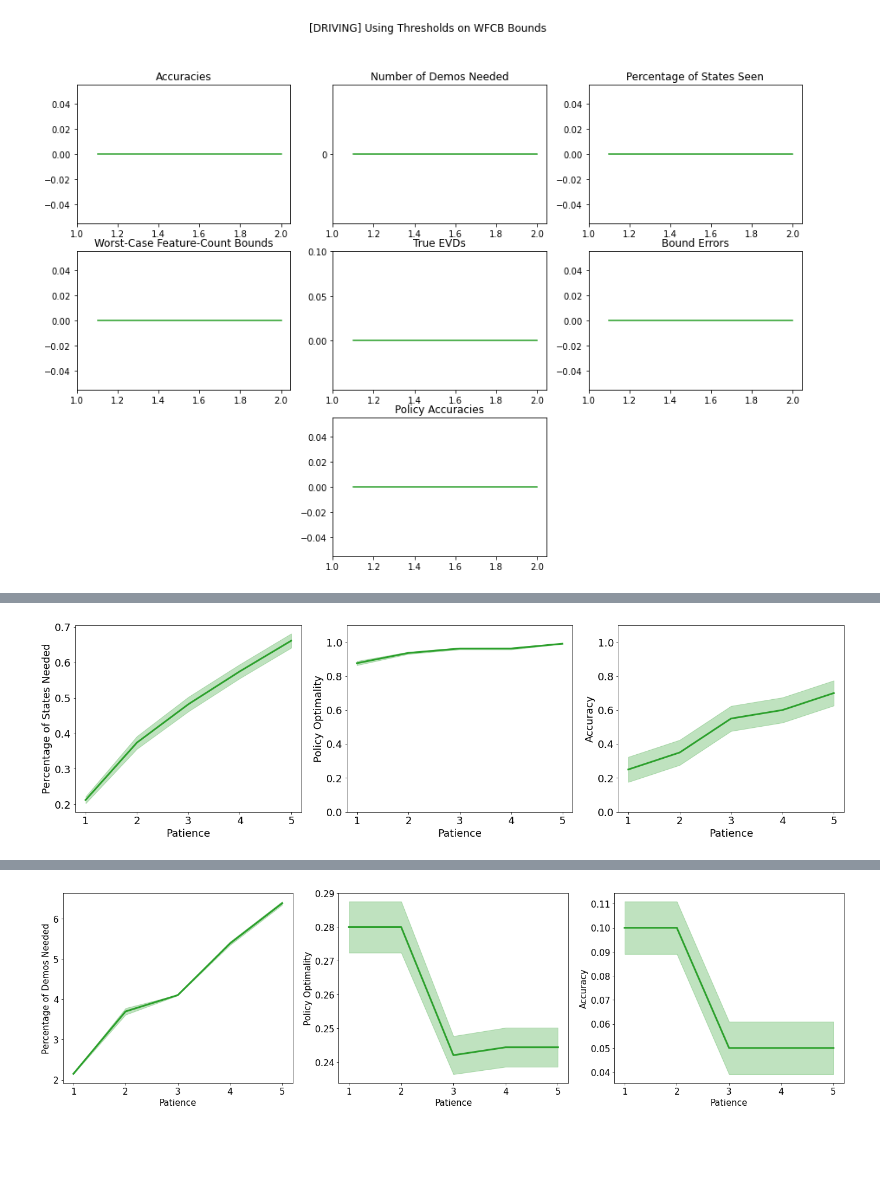
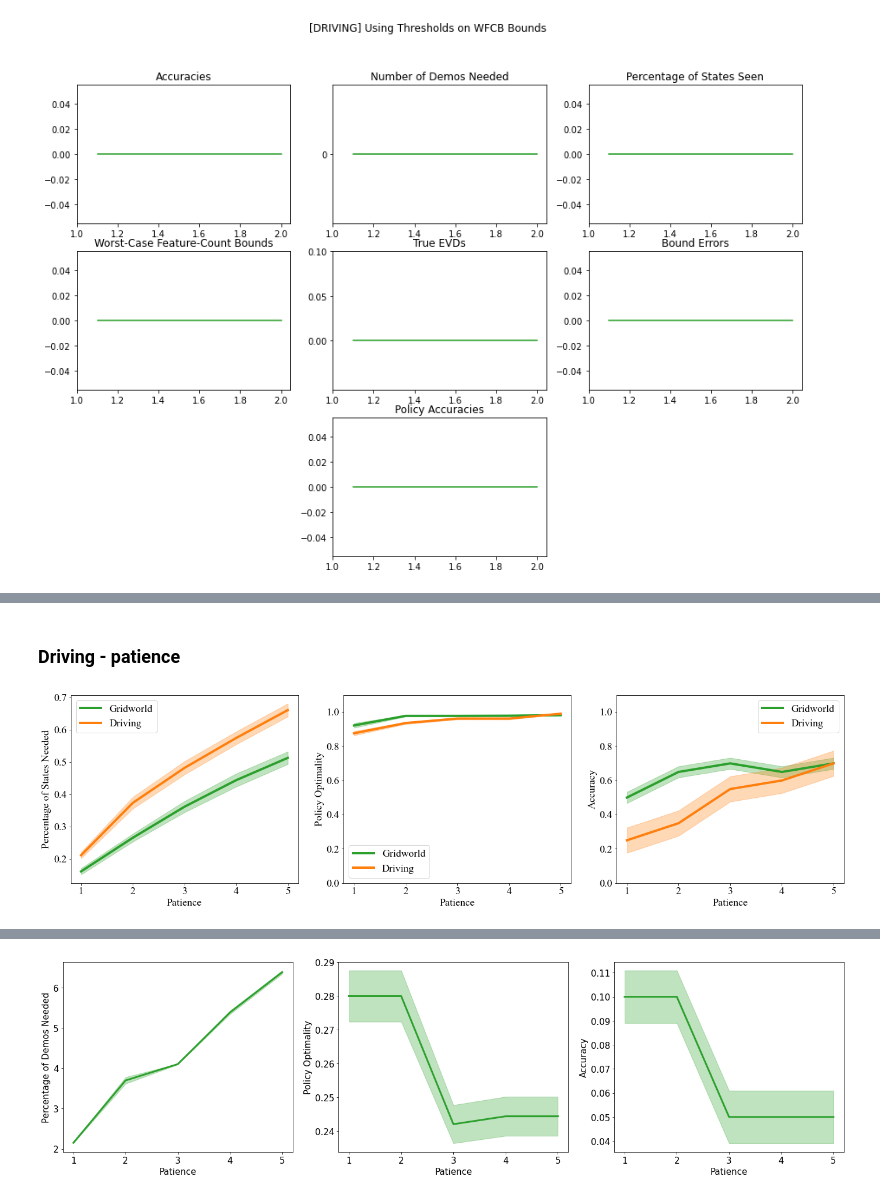
Before and after one commit to dsbrown1331/birl, a Jupyter notebook: plots.ipynb, the cells around one changed output, grey strips where cells are left out. Saved outputs shown, nothing was run; the diff lists cells and outputs as text; code cells hidden in the pictures; blank space fills up the shorter version.

```diff
--- a/plots.ipynb
+++ b/plots.ipynb
@@ -141,6 +170,7 @@ def plot_results(metrics1, env1, thresholds, metrics2 = None, env2 = None):
 # %%
 nevd_thresholds = [0.1, 0.2, 0.3, 0.4, 0.5]
 baseline_thresholds = [round(t, 1) for t in np.arange(start = 0.0, stop = 1.1, step = 0.1)]
+patience_thresholds = [1, 2, 3, 4, 5]
 # %% [markdown]
 ### Continuous lander nEVD
 # %%
@@ -155,7 +185,7 @@ lander_nevd_metrics["policy_optimalities"] = {threshold: [] for threshold in nev
 lander_nevd_metrics["confidence"] = {threshold: 0 for threshold in nevd_thresholds}
 lander_nevd_metrics["confusion_matrices"] = {threshold: [[]] for threshold in nevd_thresholds}
 
-with open("../continuous_birl/simulations/lander/paper_outputs/nevd.txt") as file:
+with open("../continuous_birl/simulations/lander/debugging.txt") as file:
     lines = file.readlines()
     for line in lines:
         if line.startswith("NEW THRESHOLD"):
@@ -2143,11 +1903,12 @@ plt.show()
+# %% [markdown]
+### Driving - patience
 # %%
-thresholds = [1, 2, 3, 4, 5]
-metrics = {}
-metrics["accuracies"] = {threshold: 0 for threshold in thresholds}
-metrics["pct_states"] = {threshold: [] for threshold in thresholds}
-metrics["policy_accuracies"] = {threshold: [] for threshold in thresholds}
-metrics["policy_optimalities"] = {threshold: [] for threshold in thresholds}
-metrics["confidence"] = {threshold: 0 for threshold in thresholds}
+driving_patience_metrics = {}
+driving_patience_metrics["accuracies"] = {threshold: 0 for threshold in patience_thresholds}
+driving_patience_metrics["pct_states"] = {threshold: [] for threshold in patience_thresholds}
+driving_patience_metrics["policy_accuracies"] = {threshold: [] for threshold in patience_thresholds}
+driving_patience_metrics["policy_optimalities"] = {threshold: [] for threshold in patience_thresholds}
+driving_patience_metrics["confidence"] = {threshold: 0 for threshold in patience_thresholds}
 
 with open("paper_outputs/patience_driving_1.txt") as file:
     lines = file.readlines()
@@ -2166,43 +1927,62 @@ with open("paper_outputs/patience_driving_1.txt") as file:
             curr_metric = "accuracies"
         elif line.strip().startswith(("0", "1", "2", "3", "4", "5", "6", "7", "8", "9", "[")):
             if curr_metric != "confidence" and curr_metric != "accuracies" and curr_metric != "":
-                metrics[curr_metric][curr_thresh].append(np.abs(float(line.strip())))
+                driving_patience_metrics[curr_metric][curr_thresh].append(np.abs(float(line.strip())))
             elif curr_metric == "confidence" or curr_metric == "accuracies":
-                metrics[curr_metric][curr_thresh] = float(line.strip())
+                driving_patience_metrics[curr_metric][curr_thresh] = float(line.strip())
         else:
             curr_metric = ""
 # %%
 fig, axes = plt.subplots(1, 3, figsize = (24, 6))
-color = "#2CA02C"
-labels = thresholds[::]
-x = labels[:]
+x = patience_thresholds
 
-y = np.array([mean(metrics["pct_states"][t]) for t in x])
-axes[0].plot(x, y, color = color)
-err = np.array([sem(metrics["pct_states"][t]) for t in x])
-axes[0].fill_between(x, y - err, y + err, alpha = 0.3, color = color)
+y = np.array([mean(goal_patience_metrics["pct_states"][t]) for t in x])
+axes[0].plot(x, y, color = color_scheme["gridworld"], label = "Gridworld")
+err = np.array([sem(goal_patience_metrics["pct_states"][t]) for t in x])
+axes[0].fill_between(x, y - err, y + err, alpha = 0.3, color = color_scheme["gridworld"])
+
+y = np.array([mean(driving_patience_metrics["pct_states"][t]) for t in x])
+axes[0].plot(x, y, color = color_scheme["driving"], label = "Driving")
+err = np.array([sem(driving_patience_metrics["pct_states"][t]) for t in x])
+axes[0].fill_between(x, y - err, y + err, alpha = 0.3, color = color_scheme["driving"])
+
 axes[0].set(xlabel = "Patience", ylabel = "Percentage of States Needed")
 # axes[0].set_yticks([round(v, 2) for v in np.arange(0.60, 0.80, 0.05)])
 
-y = np.array([mean(metrics["policy_optimalities"][t]) for t in x])
-axes[1].plot(x, y, color = color)
-err = np.array([sem(metrics["policy_optimalities"][t]) for t in x])
-axes[1].fill_between(x, y - err, y + err, alpha = 0.3, color = color)
+
+y = np.array([mean(goal_patience_metrics["policy_optimalities"][t]) for t in x])
+axes[1].plot(x, y, color = color_scheme["gridworld"], label = "Gridworld")
+err = np.array([sem(goal_patience_metrics["policy_optimalities"][t]) for t in x])
+axes[1].fill_between(x, y - err, y + err, alpha = 0.3, color = color_scheme["gridworld"])
+
+y = np.array([mean(driving_patience_metrics["policy_optimalities"][t]) for t in x])
+axes[1].plot(x, y, color = color_scheme["driving"], label = "Driving")
+err = np.array([sem(driving_patience_metrics["policy_optimalities"][t]) for t in x])
+axes[1].fill_between(x, y - err, y + err, alpha = 0.3, color = color_scheme["driving"])
+
 axes[1].set_yticks([round(v, 1) for v in np.arange(0.0, 1.1, 0.2)])
 axes[1].set_ylim([0, 1.1])
 axes[1].set(xlabel = "Patience", ylabel = "Policy Optimality")
 
-y = np.array([metrics["accuracies"][t] for t in x])
-axes[2].plot(x, y, color = color)
+
+y = np.array([goal_patience_metrics["accuracies"][t] for t in x])
+axes[2].plot(x, y, color = color_scheme["gridworld"], label = "Gridworld")
 err = np.array([np.std(y) / np.sqrt(len(y))] * len(y))
-axes[2].fill_between(x, y - err, y + err, alpha = 0.3, color = color)
+axes[2].fill_between(x, y - err, y + err, alpha = 0.3, color = color_scheme["gridworld"])
+
+y = np.array([driving_patience_metrics["accuracies"][t] for t in x])
+axes[2].plot(x, y, color = color_scheme["driving"], label = "Driving")
+err = np.array([np.std(y) / np.sqrt(len(y))] * len(y))
+axes[2].fill_between(x, y - err, y + err, alpha = 0.3, color = color_scheme["driving"])
+
 axes[2].set_yticks([round(v, 1) for v in np.arange(0.0, 1.1, 0.2)])
 axes[2].set_ylim([0, 1.1])
 axes[2].set(xlabel = "Patience", ylabel = "Accuracy")
 
 for ax in axes.flat:
-    ax.set_xticks(labels)
+    ax.set_xticks(x)
+    ax.legend()
 
 plt.show()
 # %% [output]
-[figure, old version]
+[figure, new version]
```
Also changed, not shown: parts of 70 cells of this notebook, 1 other file.
